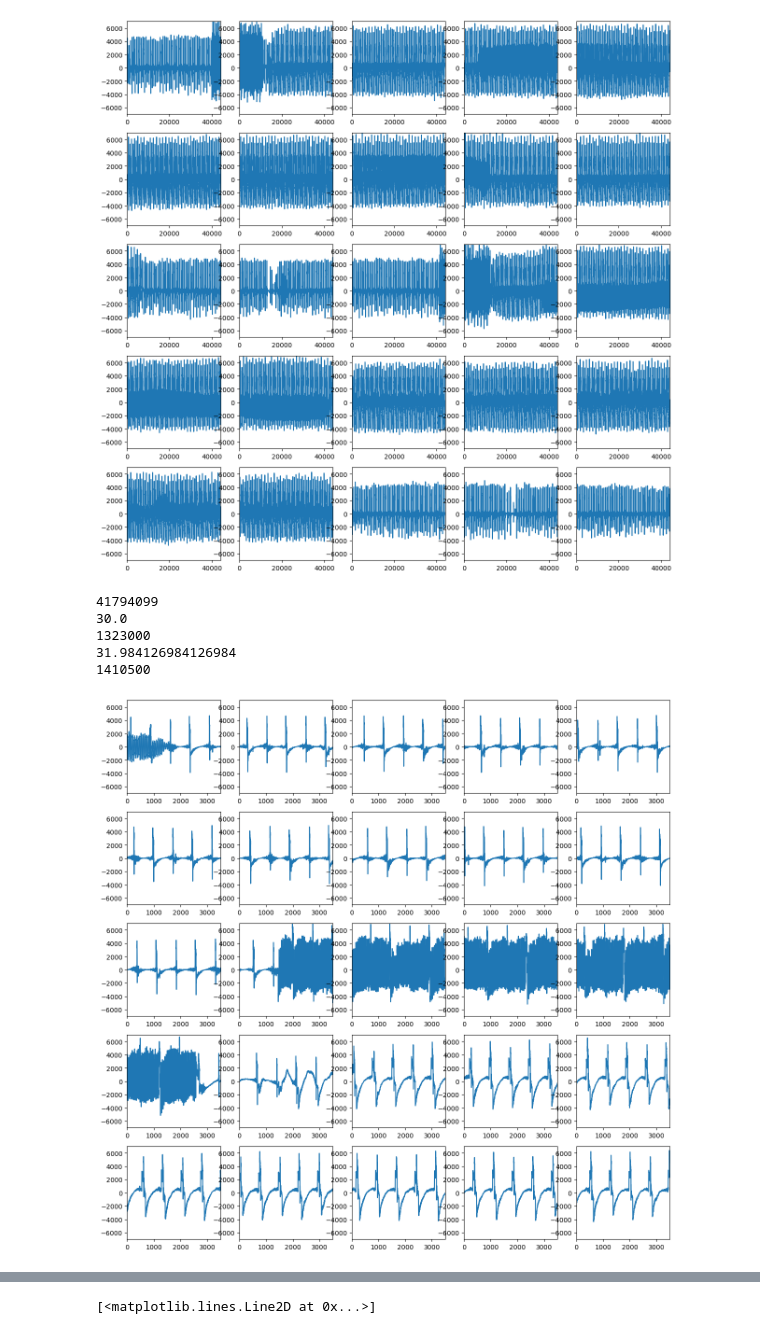
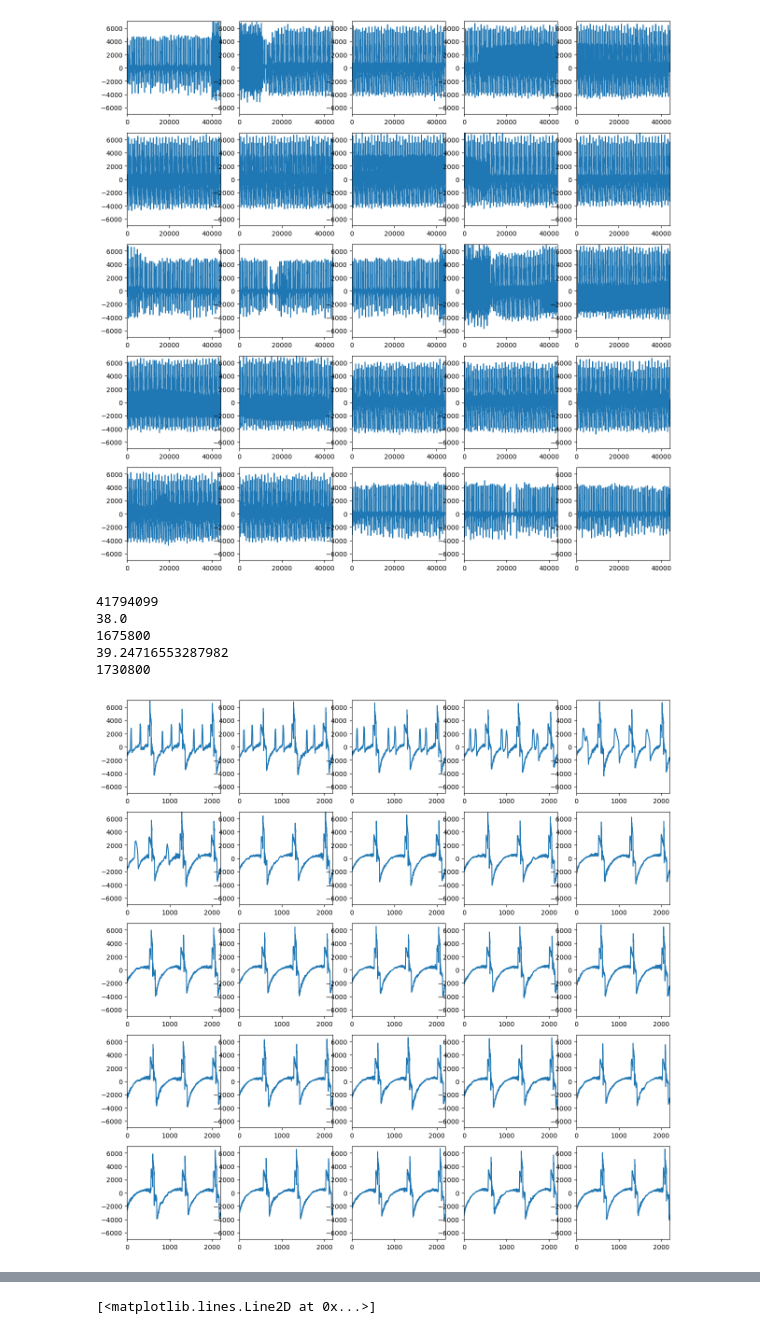
Before and after one commit to dolevazrad/Voyager_Golden_Record, a Jupyter notebook: main_2.ipynb, the cells around one changed output, grey strips where cells are left out. Cells and saved outputs as stored; diff of their text form; code cells hidden in the pictures.

```diff
--- a/main_2.ipynb
+++ b/main_2.ipynb
@@ -97,34 +97,33 @@ for i in range(25):
 # %%
 # ploting windows in a row to watch a snigle signal
 timesteps = len(time)
 print(timesteps)
 offset = round(samplerate*182.82)
 offset = round(samplerate*122)
-offset = samplerate*30
-#offset = offset + 5000*12
+offset = samplerate*38
 print(offset/samplerate)
 print(offset)
 
-window_size = 3500
+window_size = 2200
 print((offset+25*window_size)/samplerate)
 print(offset+25*window_size)
 a = 5  # number of rows
 b = 5  # number of columns
 c = 1  # initialize plot counter
 
 fig = plt.figure(figsize=(15,15))
 
 for i in range(25):
     plt.subplot(a, b, c)
     plt.plot(data[offset + window_size*i:offset + window_size*(i+1)])
     plt.axis([0, window_size, -7000, 7000])
 
     c = c + 1
 # %% [output]
 41794099
-30.0
-1323000
-31.984126984126984
-1410500
+38.0
+1675800
+39.24716553287982
+1730800
-[figure, old version]
+[figure, new version]
 # %%
```
Also changed, not shown: parts of 7 cells of this notebook, 1 other file.
